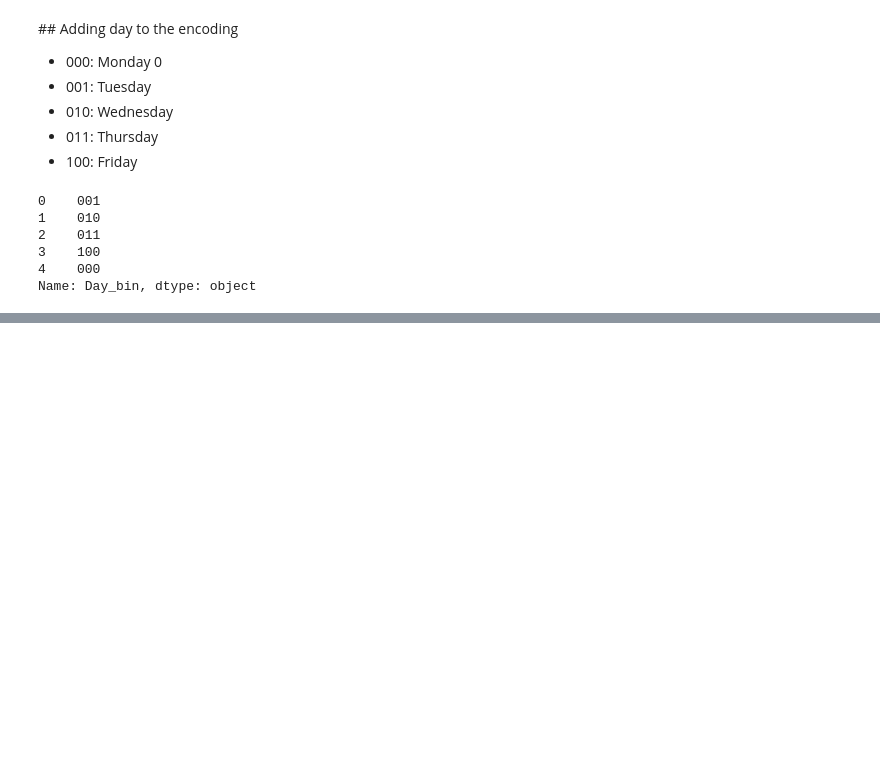
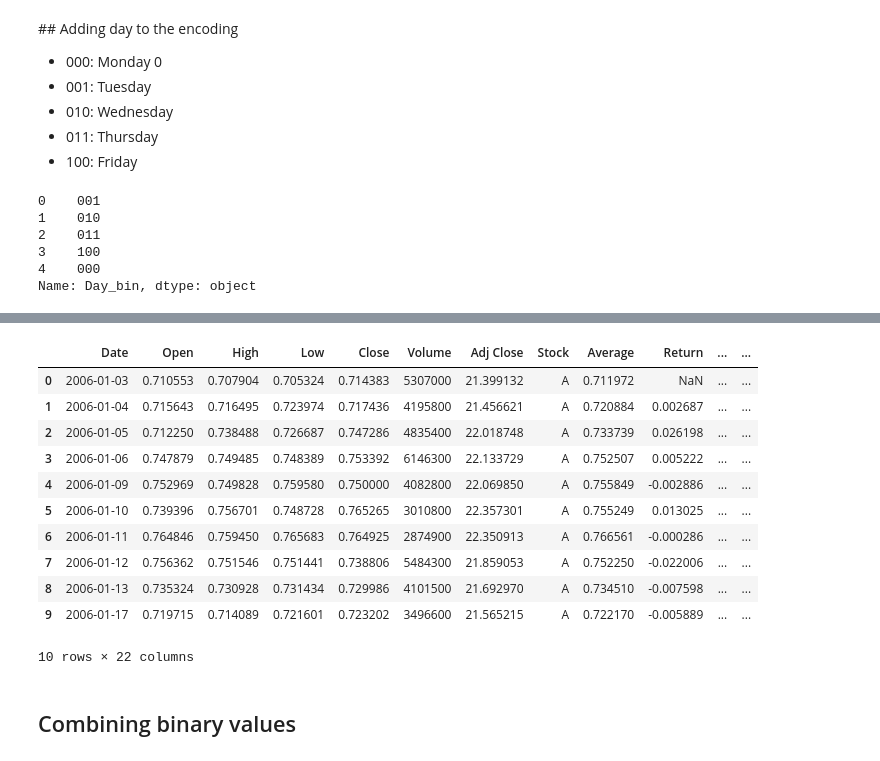
Before and after one commit to NotAnyMike/ML-and-stocks, a Jupyter notebook: Binary preprocessing.ipynb, the cells around one changed output, grey strips where cells are left out. Drawn from its saved outputs; the diff is of its cells as text; code cells hidden in the pictures; blank space fills up the shorter version.

Commit message:
Merging binary columns

```diff
--- a/Binary preprocessing.ipynb
+++ b/Binary preprocessing.ipynb
@@ -74,0 +82,21 @@ Name: Day_bin, dtype: object
+# %%
+num_lags = 5
+for i in range(1,num_lags+1):
+    df.loc[df.iloc[i:].index,'Lag%i'%i] = df.loc[df.iloc[:-i].index,'Binary'].values
+# %%
+df.iloc[:10]
+# %% [output]
+|  | Date | Open | High | Low | Close | Volume | Adj Close | Stock | Average | Return | ... | ... |
+| 0 | 2006-01-03 | 0.710553 | 0.707904 | 0.705324 | 0.714383 | 5307000 | 21.399132 | A | 0.711972 | NaN | ... | ... |
+| 1 | 2006-01-04 | 0.715643 | 0.716495 | 0.723974 | 0.717436 | 4195800 | 21.456621 | A | 0.720884 | 0.002687 | ... | ... |
+| 2 | 2006-01-05 | 0.712250 | 0.738488 | 0.726687 | 0.747286 | 4835400 | 22.018748 | A | 0.733739 | 0.026198 | ... | ... |
+| 3 | 2006-01-06 | 0.747879 | 0.749485 | 0.748389 | 0.753392 | 6146300 | 22.133729 | A | 0.752507 | 0.005222 | ... | ... |
+| 4 | 2006-01-09 | 0.752969 | 0.749828 | 0.759580 | 0.750000 | 4082800 | 22.069850 | A | 0.755849 | -0.002886 | ... | ... |
+| 5 | 2006-01-10 | 0.739396 | 0.756701 | 0.748728 | 0.765265 | 3010800 | 22.357301 | A | 0.755249 | 0.013025 | ... | ... |
+| 6 | 2006-01-11 | 0.764846 | 0.759450 | 0.765683 | 0.764925 | 2874900 | 22.350913 | A | 0.766561 | -0.000286 | ... | ... |
+| 7 | 2006-01-12 | 0.756362 | 0.751546 | 0.751441 | 0.738806 | 5484300 | 21.859053 | A | 0.752250 | -0.022006 | ... | ... |
+| 8 | 2006-01-13 | 0.735324 | 0.730928 | 0.731434 | 0.729986 | 4101500 | 21.692970 | A | 0.734510 | -0.007598 | ... | ... |
+| 9 | 2006-01-17 | 0.719715 | 0.714089 | 0.721601 | 0.723202 | 3496600 | 21.565215 | A | 0.722170 | -0.005889 | ... | ... |
+10 rows × 22 columns
+# %% [markdown]
+## Combining binary values
```
Also changed, not shown: parts of 4 cells of this notebook, 1 other file.
